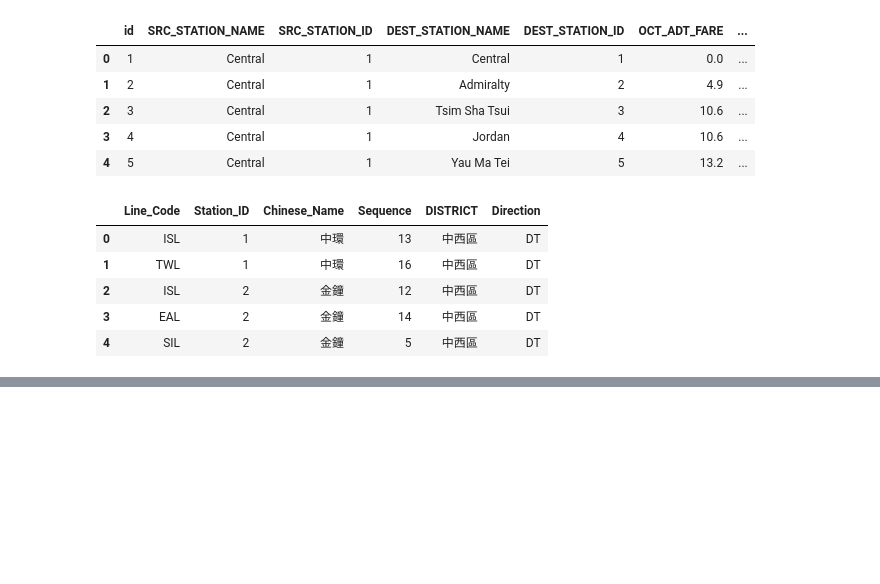
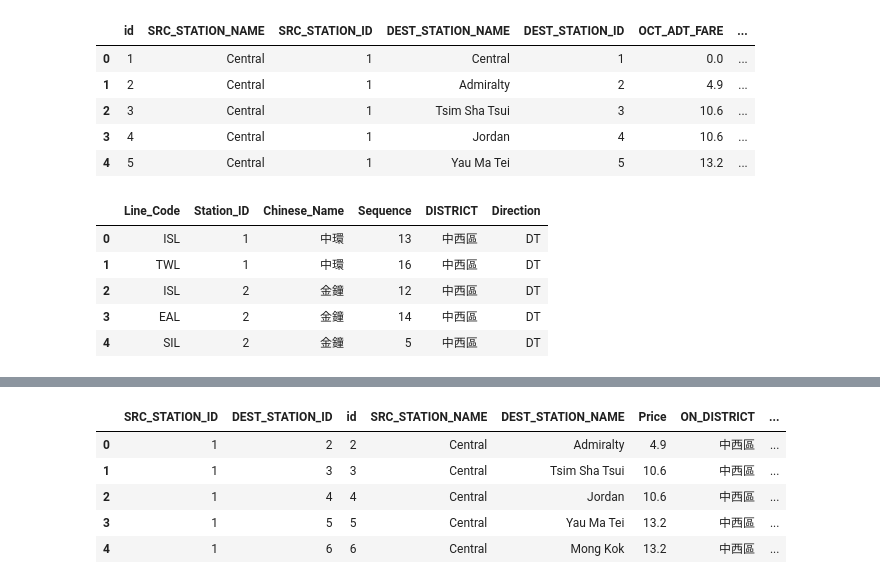
Before and after one commit to feiyiLB/comp3522, a Jupyter notebook: Notebooks/MTR_Conversion.ipynb, the cells around one changed output, grey strips where cells are left out. Saved outputs shown, nothing was run; the diff lists cells and outputs as text; code cells hidden in the pictures; blank space fills up the shorter version.

```diff
--- a/Notebooks/MTR_Conversion.ipynb
+++ b/Notebooks/MTR_Conversion.ipynb
@@ -39,3 +49,12 @@ mtr_dest_fares=mtr_dest_fares.rename(columns={'OCT_ADT_FARE':'Price'})
 mtr_dest_fares=mtr_dest_fares[mtr_dest_fares['Price']>0]
 mtr_dest_fares=mtr_dest_fares.groupby(['SRC_STATION_ID', 'DEST_STATION_ID'], as_index=False).first()
 mtr_dest_fares.dropna(subset=['ON_DISTRICT'], inplace=True)
+# %%
+mtr_dest_fares.head()
+# %% [output]
+|  | SRC_STATION_ID | DEST_STATION_ID | id | SRC_STATION_NAME | DEST_STATION_NAME | Price | ON_DISTRICT | ... |
+| 0 | 1 | 2 | 2 | Central | Admiralty | 4.9 | 中西區 | ... |
+| 1 | 1 | 3 | 3 | Central | Tsim Sha Tsui | 10.6 | 中西區 | ... |
+| 2 | 1 | 4 | 4 | Central | Jordan | 10.6 | 中西區 | ... |
+| 3 | 1 | 5 | 5 | Central | Yau Ma Tei | 13.2 | 中西區 | ... |
+| 4 | 1 | 6 | 6 | Central | Mong Kok | 13.2 | 中西區 | ... |
```
Also changed, not shown: parts of 8 cells of this notebook, 3 other files.
